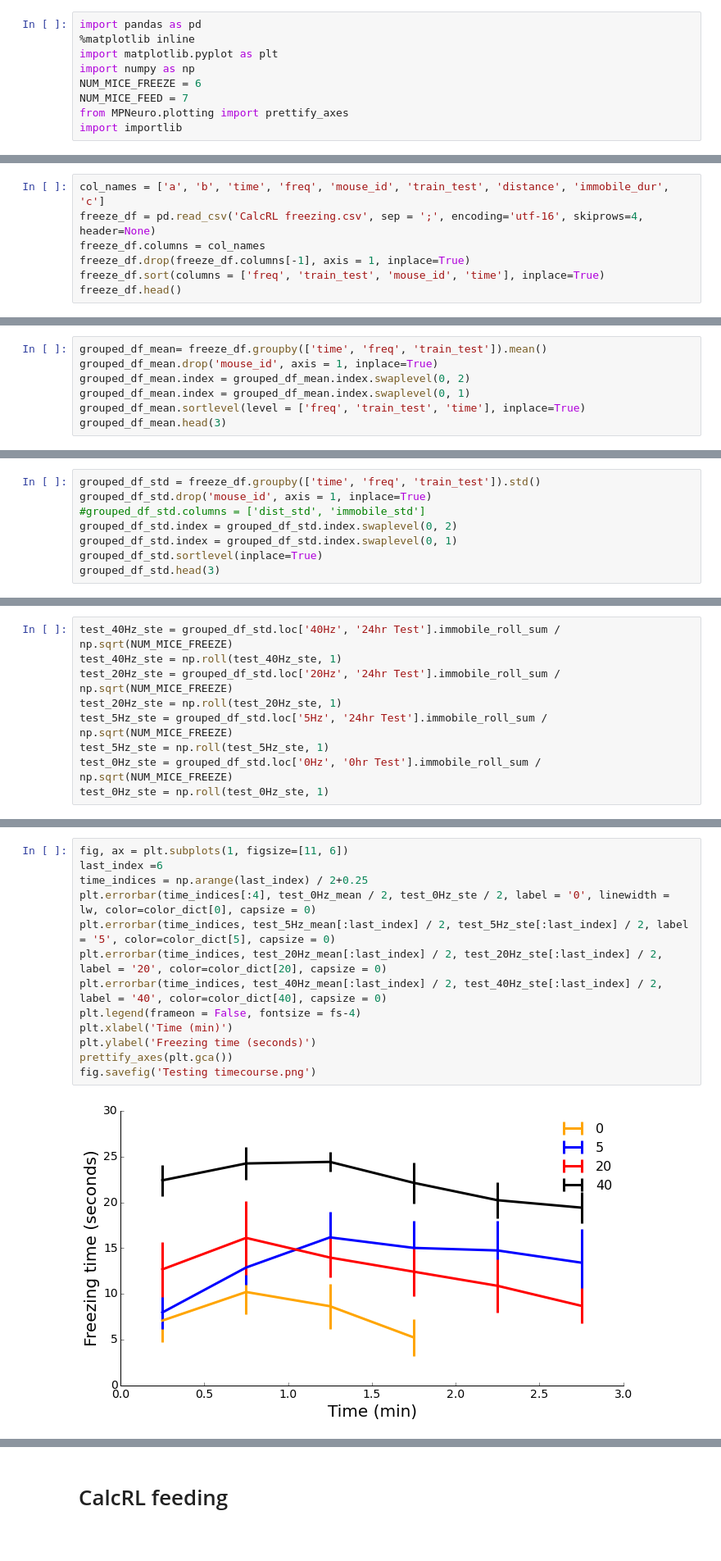
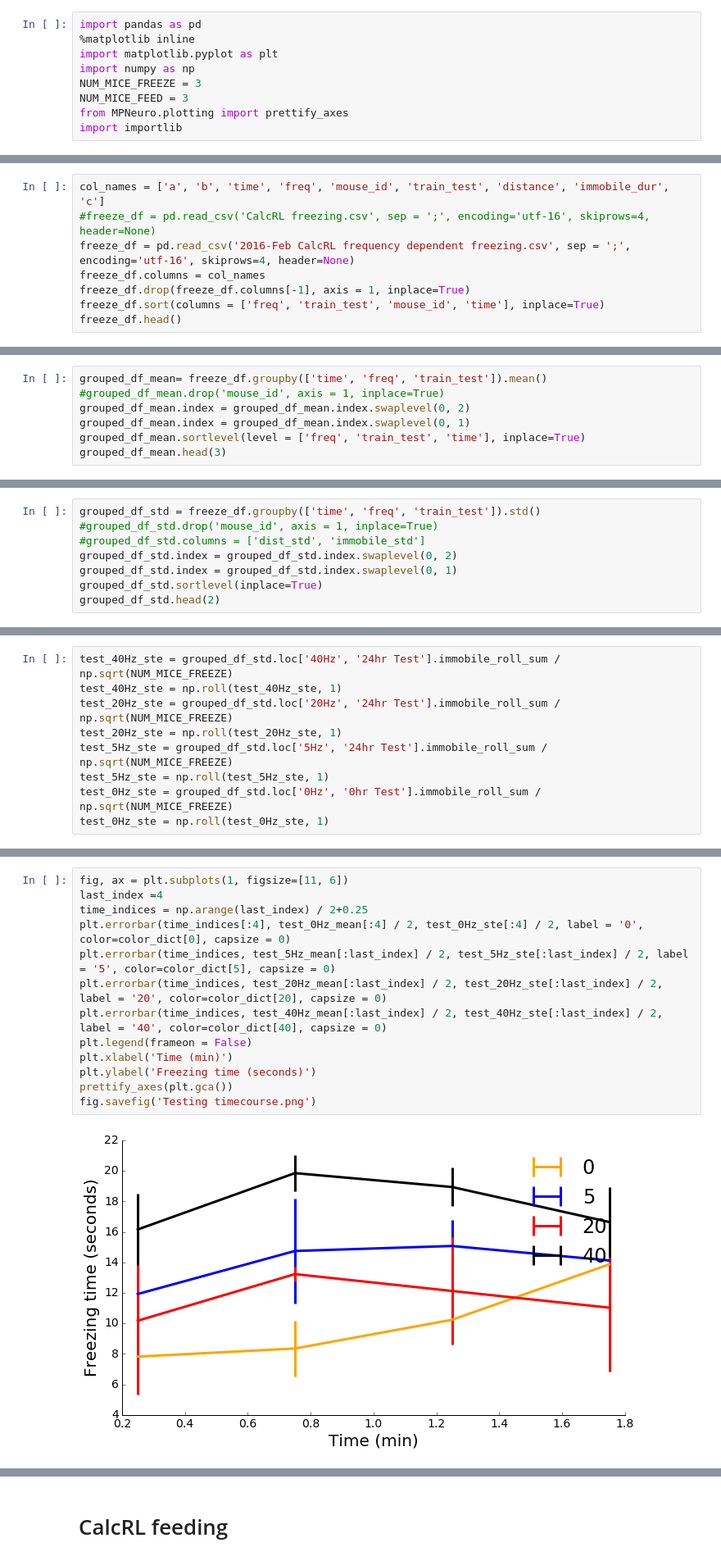
Before and after one commit to map222/MPNeuro, a Jupyter notebook: CalcRL Freezing behaviour.ipynb, the cells around one changed output, grey strips where cells are left out. Shown at 82% size. Saved outputs shown, nothing was run; the diff lists cells and outputs as text.

```diff
--- a/CalcRL Freezing behaviour.ipynb
+++ b/CalcRL Freezing behaviour.ipynb
@@ -5,8 +5,8 @@ import pandas as pd
 %matplotlib inline
 import matplotlib.pyplot as plt
 import numpy as np
-NUM_MICE_FREEZE = 6
-NUM_MICE_FEED = 7
+NUM_MICE_FREEZE = 3
+NUM_MICE_FEED = 3
 from MPNeuro.plotting import prettify_axes
 import importlib
 # %%
@@ -16,7 +16,8 @@ color_dict = {5: 'blue', 20:'red', 40:'black', 0:'orange'}
 mpl.rc('lines', linewidth=3)
 # %%
 col_names = ['a', 'b', 'time', 'freq', 'mouse_id', 'train_test', 'distance', 'immobile_dur', 'c']
-freeze_df = pd.read_csv('CalcRL freezing.csv', sep = ';', encoding='utf-16', skiprows=4, header=None)
+#freeze_df = pd.read_csv('CalcRL freezing.csv', sep = ';', encoding='utf-16', skiprows=4, header=None)
+freeze_df = pd.read_csv('2016-Feb CalcRL frequency dependent freezing.csv', sep = ';', encoding='utf-16', skiprows=4, header=None)
 freeze_df.columns = col_names
 freeze_df.drop(freeze_df.columns[-1], axis = 1, inplace=True)
 freeze_df.sort(columns = ['freq', 'train_test', 'mouse_id', 'time'], inplace=True)
@@ -33,7 +34,7 @@ one_min_sum = freeze_df['immobile_dur'] + np.roll(freeze_df['immobile_dur'], -1)
 freeze_df['immobile_roll_sum'] = one_min_sum
 # %%
 grouped_df_mean= freeze_df.groupby(['time', 'freq', 'train_test']).mean()
-grouped_df_mean.drop('mouse_id', axis = 1, inplace=True)
+#grouped_df_mean.drop('mouse_id', axis = 1, inplace=True)
 grouped_df_mean.index = grouped_df_mean.index.swaplevel(0, 2)
 grouped_df_mean.index = grouped_df_mean.index.swaplevel(0, 1)
 grouped_df_mean.sortlevel(level = ['freq', 'train_test', 'time'], inplace=True)
@@ -47,11 +48,11 @@ grouped_df_mean.head(3)
 # %%
 grouped_df_std = freeze_df.groupby(['time', 'freq', 'train_test']).std()
-grouped_df_std.drop('mouse_id', axis = 1, inplace=True)
+#grouped_df_std.drop('mouse_id', axis = 1, inplace=True)
 #grouped_df_std.columns = ['dist_std', 'immobile_std']
 grouped_df_std.index = grouped_df_std.index.swaplevel(0, 2)
 grouped_df_std.index = grouped_df_std.index.swaplevel(0, 1)
 grouped_df_std.sortlevel(inplace=True)
-grouped_df_std.head(3)
+grouped_df_std.head(2)
 # %% [output]
 |  |  |  | distance | immobile_dur | immobile_roll_sum |
 | freq | train_test | time |  |  |  |
@@ -125,18 +129,18 @@ test_0Hz_ste = np.roll(test_0Hz_ste, 1)
 # %%
 fig, ax = plt.subplots(1, figsize=[11, 6])
-last_index =6
+last_index =4
 time_indices = np.arange(last_index) / 2+0.25
-plt.errorbar(time_indices[:4], test_0Hz_mean / 2, test_0Hz_ste / 2, label = '0', linewidth = lw, color=color_dict[0], capsize = 0)
+plt.errorbar(time_indices[:4], test_0Hz_mean[:4] / 2, test_0Hz_ste[:4] / 2, label = '0', color=color_dict[0], capsize = 0)
 plt.errorbar(time_indices, test_5Hz_mean[:last_index] / 2, test_5Hz_ste[:last_index] / 2, label = '5', color=color_dict[5], capsize = 0)
 plt.errorbar(time_indices, test_20Hz_mean[:last_index] / 2, test_20Hz_ste[:last_index] / 2, label = '20', color=color_dict[20], capsize = 0)
 plt.errorbar(time_indices, test_40Hz_mean[:last_index] / 2, test_40Hz_ste[:last_index] / 2, label = '40', color=color_dict[40], capsize = 0)
-plt.legend(frameon = False, fontsize = fs-4)
+plt.legend(frameon = False)
 plt.xlabel('Time (min)')
 plt.ylabel('Freezing time (seconds)')
 prettify_axes(plt.gca())
 fig.savefig('Testing timecourse.png')
 # %% [output]
-[figure, old version]
+[figure, new version]
 # %%
 fig, ax = plt.subplots(1, figsize = [8, 6])
 freeze_indices = np.array([0,  5, 20, 40])
```
Also changed, not shown: parts of 13 cells of this notebook, 13 other files.
